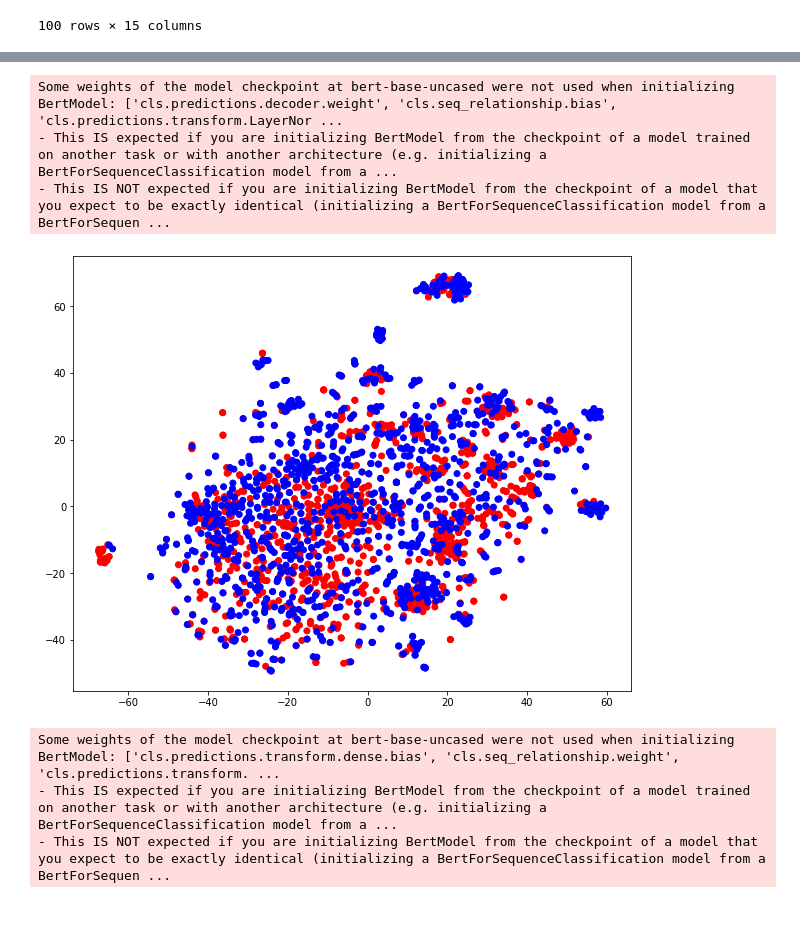
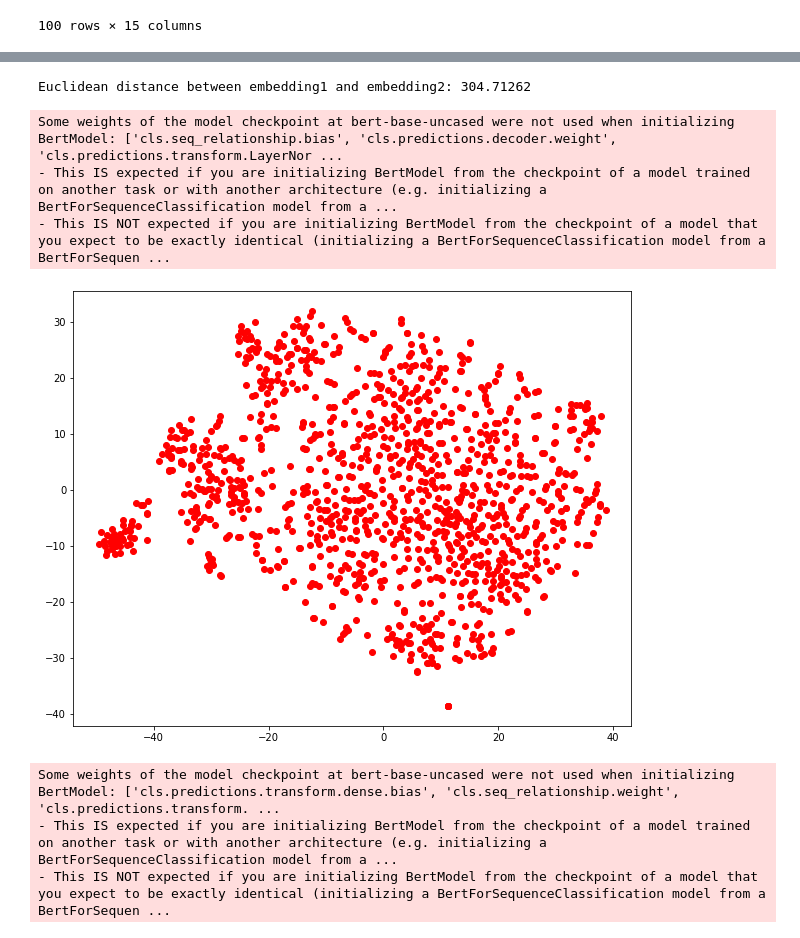
Before and after one commit to emondsarker/ChatGPT-v-Humans, a Jupyter notebook: bert_layerwise_cosine.ipynb, the cells around one changed output, grey strips where cells are left out. Cells and saved outputs as stored; diff of their text form; code cells hidden in the pictures.

Commit message:
fixed layerwise embeddings

```diff
--- a/bert_layerwise_cosine.ipynb
+++ b/bert_layerwise_cosine.ipynb
@@ -587,0 +801,4 @@ RuntimeError: ignored
+# %%
+embeddings1 = new_embeddings[0:1192]
+# %%
+embeddings2 = new_embeddings[1192:2384]
@@ -587,0 +809,3 @@ RuntimeError: ignored
+# %%
+ed_df = pd.DataFrame(columns=['euclidean distance'])
+ed_df.head()
@@ -587,0 +814,9 @@ RuntimeError: ignored
+# %%
+total = 0
+for i in range(len(embeddings1)):
+  euclidean_distance = np.linalg.norm(embeddings1[i] - embeddings2[i])
+  print(i+1,"Euclidean distance:", euclidean_distance)
+  ed_df.loc[i,["euclidean distance"]] = euclidean_distance
+  total = total + euclidean_distance
+print("average is", total/len(embeddings1))
+ed_df.tail()
@@ -588,3 +847,17 @@ RuntimeError: ignored
+# %%
+import numpy as np
+
+# Define two embeddings as numpy arrays
+# embedding1 = concatenated_embeddings[0]
+# embedding2 = concatenated_embeddings[1187]
+
+# Calculate the Euclidean distance between the two embeddings
+euclidean_distance = np.linalg.norm(embeddings1 - embeddings2)
+
+# Print the Euclidean distance
+print("Euclidean distance between embedding1 and embedding2:", euclidean_distance)
+# %% [output]
+Euclidean distance between embedding1 and embedding2: 304.71262
 # %%
 import torch
 from transformers import BertTokenizer, BertModel
@@ -597,14 +870,14 @@ model = BertModel.from_pretrained('bert-base-uncased')
 
 # Define two arrays of input texts
 texts1 = cleaned_human_data
-texts2 = cleaned_chatgpt_data
+# texts1 = cleaned_chatgpt_data
 
 # Tokenize input texts and get token IDs and attention masks in batches
 batch_size = 8
 input_ids_list = []
 attention_mask_list = []
 max_length = 0
-for texts in [texts1, texts2]:
+for texts in [texts1]:
     input_ids_sublist = []
     attention_mask_sublist = []
     for i in range(0, len(texts), batch_size):
@@ -613,39 +886,39 @@ for texts in [texts1, texts2]:
         max_length = max(max_length, tokens['input_ids'].shape[1])
         input_ids_sublist.append(tokens['input_ids'])
         attention_mask_sublist.append(tokens['attention_mask'])
     input_ids_padded = torch.nn.utils.rnn.pad_sequence(input_ids_sublist, batch_first=True, padding_value=tokenizer.pad_token_id)
     attention_mask_padded = torch.nn.utils.rnn.pad_sequence(attention_mask_sublist, batch_first=True, padding_value=0)
     input_ids_list.append(input_ids_padded)
     attention_mask_list.append(attention_mask_padded)
 
 # Pass inputs through BERT model to get hidden layer embeddings in batches
 with torch.no_grad():
     embeddings_list = []
     for input_ids, attention_mask in zip(input_ids_list, attention_mask_list):
         num_batches = input_ids.shape[0]
         embeddings_sublist = []
         for i in range(num_batches):
             outputs = model(input_ids[i], attention_mask=attention_mask[i])
-            embeddings = outputs[0][:, 8, :] # Use first hidden layer output as input to t-SNE
+            embeddings = outputs[0][:, 0, :] # Use first hidden layer output as input to t-SNE
             embeddings_sublist.append(embeddings)
         embeddings_list.append(torch.cat(embeddings_sublist, dim=0))
     concatenated_embeddings = torch.cat(embeddings_list, dim=0)
 
 # Use t-SNE to reduce dimensionality of concatenated embeddings to 2D
 tsne = TSNE(n_components=2, random_state=42)
 tsne_embeddings = tsne.fit_transform(concatenated_embeddings)
 
 # Plot the 2D embeddings, with red for texts1 and blue for texts2
-num_tokens_per_array = [len(embeddings_list[0]), len(embeddings_list[1])]
-colors = ['red'] * num_tokens_per_array[0] + ['blue'] * num_tokens_per_array[1]
+# num_tokens_per_array = [len(embeddings_list[0]), len(embeddings_list[1])]
+# colors = ['red'] * num_tokens_per_array[0] + ['blue'] * num_tokens_per_array[1]
 fig, ax = plt.subplots(figsize=(10, 8))
-ax.scatter(tsne_embeddings[:, 0], tsne_embeddings[:, 1], c=colors)
+ax.scatter(tsne_embeddings[:, 0], tsne_embeddings[:, 1], c='red')
 plt.show()
 # %% [output]
-Some weights of the model checkpoint at bert-base-uncased were not used when initializing BertModel: ['cls.predictions.decoder.weight', 'cls.seq_relationship.bias', 'cls.predictions.transform.LayerNor ...
+Some weights of the model checkpoint at bert-base-uncased were not used when initializing BertModel: ['cls.seq_relationship.bias', 'cls.predictions.decoder.weight', 'cls.predictions.transform.LayerNor ...
 - This IS expected if you are initializing BertModel from the checkpoint of a model trained on another task or with another architecture (e.g. initializing a BertForSequenceClassification model from a ...
 - This IS NOT expected if you are initializing BertModel from the checkpoint of a model that you expect to be exactly identical (initializing a BertForSequenceClassification model from a BertForSequen ...
-[figure, old version]
+[figure, new version]
 # %%
 import torch
 from transformers import BertTokenizer, BertModel
```
Also changed, not shown: parts of 36 cells of this notebook.
